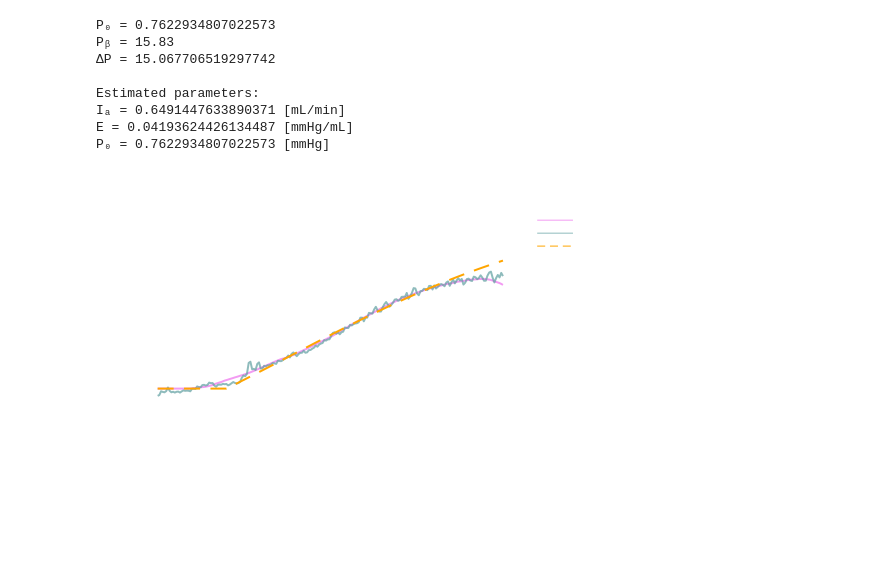
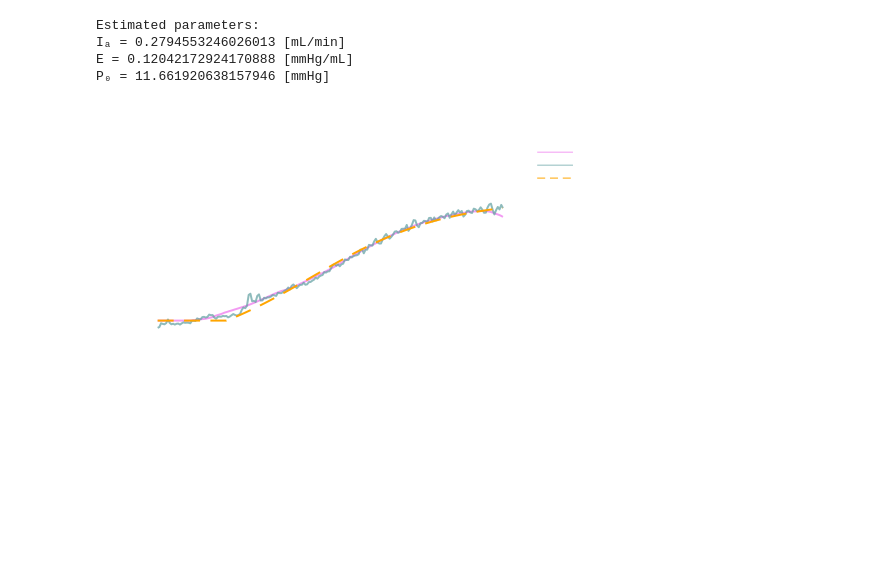
Before and after one commit to jeremi-chabros/CSF-dynamics, a Jupyter notebook: fitModel.ipynb, the cells around one changed output. Saved outputs shown, nothing was run; the diff lists cells and outputs as text; code cells hidden in the pictures; blank space fills up the shorter version.

```diff
--- a/fitModel.ipynb
+++ b/fitModel.ipynb
@@ -140,6 +140,7 @@ P_0 = results["Pss"]
 # %%
 # Functions
 moving_average(vs,n) = [sum(@view vs[i:(i+n-1)])/n for i in 1:(length(vs)-(n-1))]
+delta(i) = maximum([0, i]) > 0 ? 1 : 0
 
 # Model equation
 function mfun(X, t)
@@ -154,29 +155,20 @@ end
 
 # Sum squared error function
 function sqerror(X)
-    δ = zeros(7)
     err = 0.0
     for i = 1:length(Pm)
-        tᵢ = (i-1)/6 # or -2/-3?
+        tᵢ = (i-1)/6
         predᵢ = mfun(X,tᵢ)
         err += (Pm[i] - predᵢ)^2
     end
-
-    # Impose a penalty if parameters outside of theoretical bounds
-    δ[1] = maximum([0.0, lower[1]-X[1]])
-    δ[2] = maximum([0.0, X[1]-upper[1]])
-    δ[3] = maximum([0.0, lower[2]-X[2]])
-    δ[4] = maximum([0.0, X[2]-upper[2]])
-    δ[5] = maximum([0.0, lower[3]-X[3]])
-    δ[6] = maximum([0.0, X[3]-upper[3]])
-
-    # Penalty on ΔP < 0
-    δ[7] = maximum([0.0, X[3]-P_b])
+    δΔP = maximum([0.0, X[3]-P_b])
+    δlb = delta.(lower.-X)
+    δub = delta.(X.-upper)
+    δ = vcat(δlb, δub, δΔP) # i = 1,⋯,q
     dist = vcat(lower.-X, X.-upper) # Distances between the constraint and the current value
-    # dist = vcat(dist, X[3]-P_b)
-    # dist = abs.(dist)
-    h = dist.^κ
-    penalty = C*(sum(δ.^2)+sum(h))
+    h = abs.(dist) # i = q+1,⋯,m
+    d = vcat(δ, h)
+    penalty = sum(C.*d.^κ)
     return err + penalty
 end
 
@@ -214,44 +206,39 @@ function plot_model(I_b, E, P_0)
 
 end;
 # %%
-# Pm = ICP[infusion_start_frame:infusion_end_frame] # ICP data truncated only to the period of infusion
-Pm = ICP[infusion_start_frame:plateau_start] # ICP data truncated only to the period of the slope before  baseline
+Pm = ICP[infusion_start_frame:infusion_end_frame] # ICP data truncated only to the period of infusion
+# Pm = ICP[infusion_start_frame:plateau_start] # ICP data truncated only to the period of the slope before  baseline
 
 X = I_b, E, P_0
 
 # Moving average = smoothed trace
 dsampf = 40 # Downsampling factor (no. of frames in a window for calculation of the mean)
 gg = moving_average(ICP, dsampf)
 g0 = zeros(length(ICP))
 g0 .+= P_b
 g0[Int(dsampf/2):Int(dsampf/2)+length(gg)-1] = gg
 g0[Int(dsampf/2)+length(gg):end] .= P_p
 
 Pm_ave = g0[infusion_start_frame:infusion_end_frame]
 # Pm = Pm_ave
 
 x0 = [0.3, 0.1, 3] # Starting point
 lower = [0.1, 0.01, -10.0]
 upper = [1.0, 1.0, 50.0]
 
 C = 10^3#Cᵢ
 κ = 1
-r=10^1 # Additional forcing penalty parameter for ΔP > 0
 
 res = optimize(sqerror, x0, LBFGS())
 I_b, E, P_0 = Optim.minimizer(res)
 R = Dict("LBFGS" => Optim.minimum(res))
-println("P₀ = $P_0\nPᵦ = $P_b\nΔP = $(P_b-P_0)\n")
+# println("P₀ = $P_0\nPᵦ = $P_b\nΔP = $(P_b-P_0)\n")
 plot_model(I_b, E, P_0)
 # %% [output]
-P₀ = 0.7622934807022573
-Pᵦ = 15.83
-ΔP = 15.067706519297742
-
 Estimated parameters:
-Iₐ = 0.6491447633890371 [mL/min]
-E = 0.04193624426134487 [mmHg/mL]
-P₀ = 0.7622934807022573 [mmHg]
+Iₐ = 0.2794553246026013 [mL/min]
+E = 0.12042172924170888 [mmHg/mL]
+P₀ = 11.661920638157946 [mmHg]
-[figure, old version]
+[figure, new version]
 # %%
 length(Pm_ave)
```
Also changed, not shown: parts of 4 cells of this notebook.
